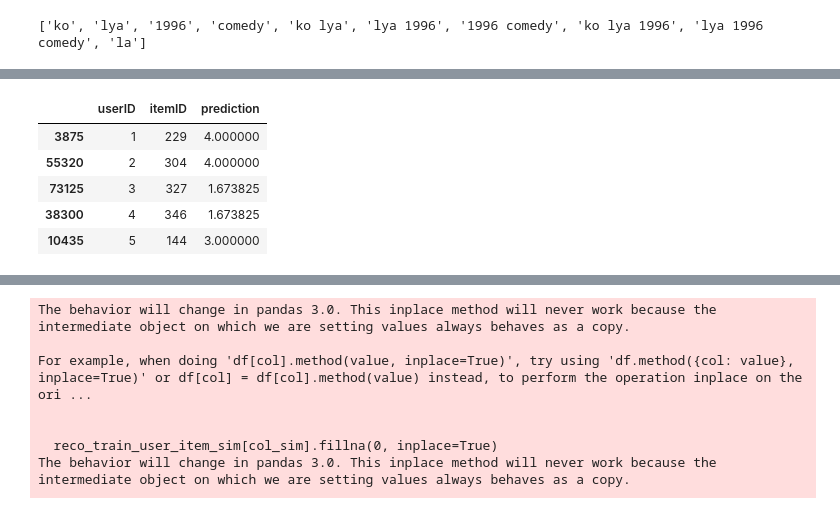
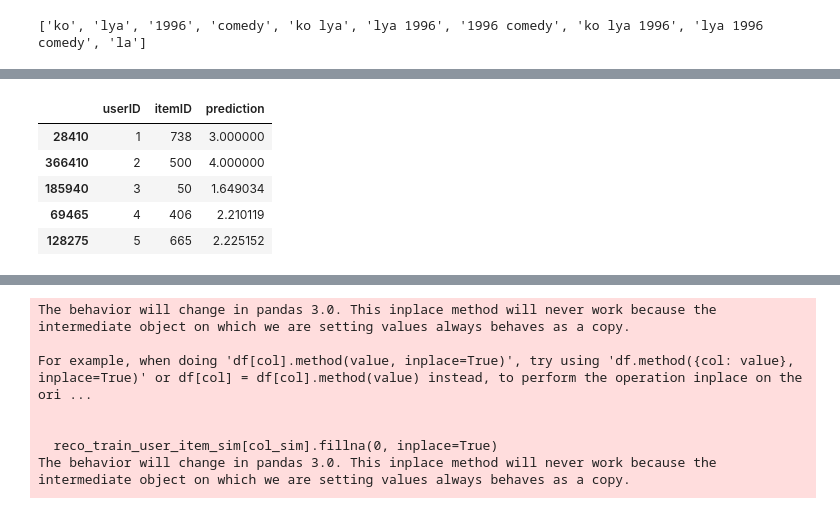
Before and after one commit to PUT-RecSys-Research/qpera-thesis, a Jupyter notebook: notebooks/CBF.ipynb, the cells around one changed output, grey strips where cells are left out. Saved outputs shown, nothing was run; the diff lists cells and outputs as text; code cells hidden in the pictures.

```diff
--- a/notebooks/CBF.ipynb
+++ b/notebooks/CBF.ipynb
@@ -88,8 +85,10 @@ data.head()
 | 3 | 244 | 51 | 2.0 | 880606923 | Legends of the Fall (1994) | Drama Romance War Western | 1994 |
 | 4 | 166 | 346 | 1.0 | 886397596 | Jackie Brown (1997) | Crime Drama | 1997 |
 # %%
+df_clean = data.drop(columns=['userID', 'rating', 'timestamp'])
+df_clean = df_clean.drop_duplicates(subset=['itemID'])
 cols_to_clean = ['title','genres']
 clean_col = 'cleaned_text'
-df_clean = recommender.clean_dataframe(data, cols_to_clean, clean_col)
+df_clean = recommender.clean_dataframe(df_clean, cols_to_clean, clean_col)
 df_clean.head()
 # %% [output]
@@ -101,0 +105,3 @@ df_clean.head()
+# %%
+df_clean = df_clean.reset_index(drop=True)
+df_clean.head()
@@ -132,4 +139,0 @@ pandas.core.frame.DataFrame
-# %%
-df_clean = df_clean[:100] # ograniczenie tabeli, ponieważ brakowało pamięci na tokeny
-len(df_clean)
-df_clean.head()
@@ -196,0 +190,5 @@ See the caveats in the documentation: https://pandas.pydata.org/pandas-docs/stab
+# %%
+filtered_top_k = top_k.merge(train, on=["userID", "itemID"], how="left", indicator=True)
+filtered_top_k = filtered_top_k[filtered_top_k["_merge"] == "left_only"].drop(columns=["_merge"])
+filtered_top_k = filtered_top_k[["userID", "itemID", "prediction"]]
+filtered_top_k.head()
@@ -197,10 +202,11 @@ See the caveats in the documentation: https://pandas.pydata.org/pandas-docs/stab
 # %%
-top = top_k.loc[top_k.groupby('userID')['prediction'].idxmax()]
+idx = filtered_top_k.groupby("userID")["prediction"].idxmax()
+top = filtered_top_k.loc[idx]
 top.head()
 # %% [output]
 |  | userID | itemID | prediction |
-| 3875 | 1 | 229 | 4.000000 |
-| 55320 | 2 | 304 | 4.000000 |
-| 73125 | 3 | 327 | 1.673825 |
-| 38300 | 4 | 346 | 1.673825 |
-| 10435 | 5 | 144 | 3.000000 |
+| 28410 | 1 | 738 | 3.000000 |
+| 366410 | 2 | 500 | 4.000000 |
+| 185940 | 3 | 50 | 1.649034 |
+| 69465 | 4 | 406 | 2.210119 |
+| 128275 | 5 | 665 | 2.225152 |
```
Also changed, not shown: parts of 20 cells of this notebook, 35 other files.
